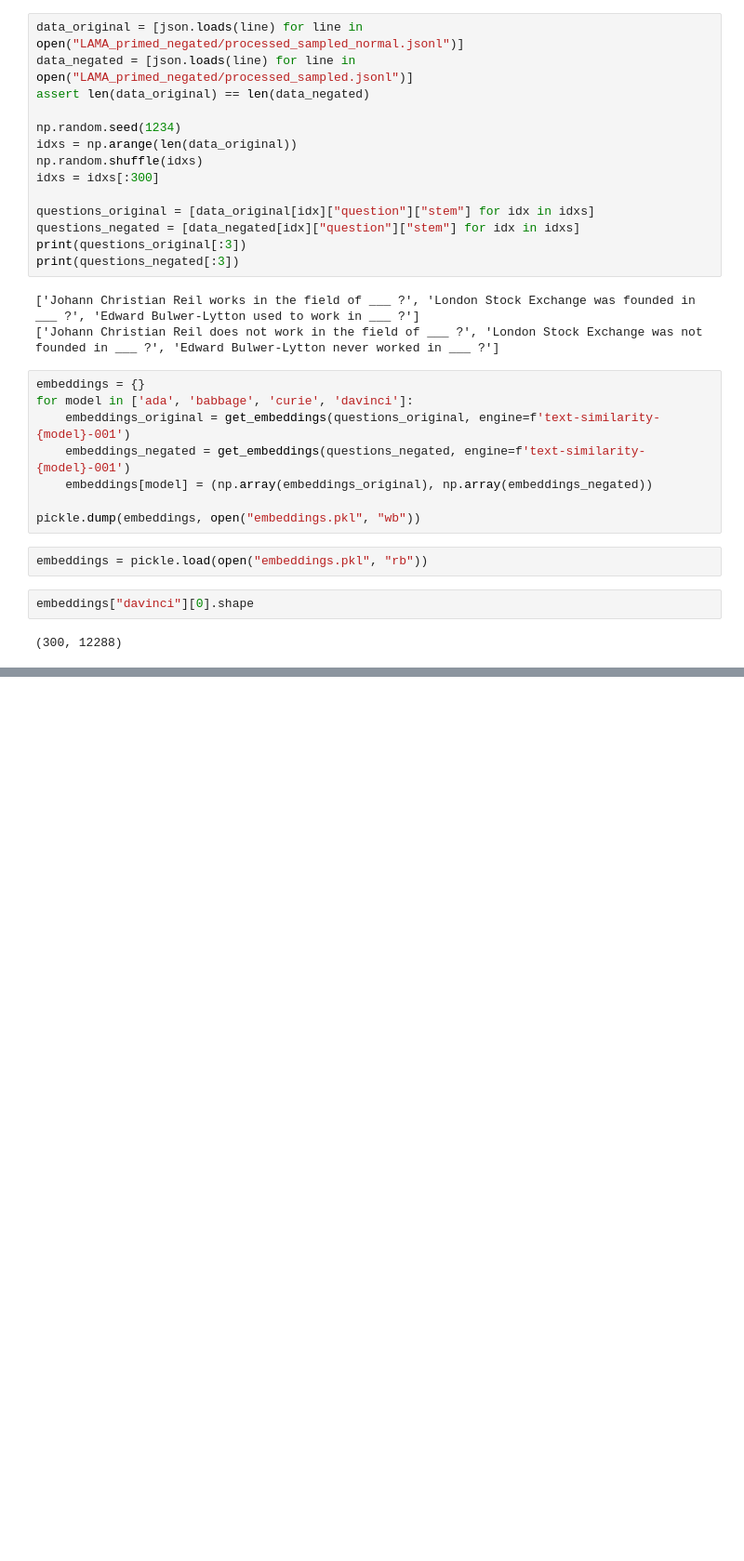
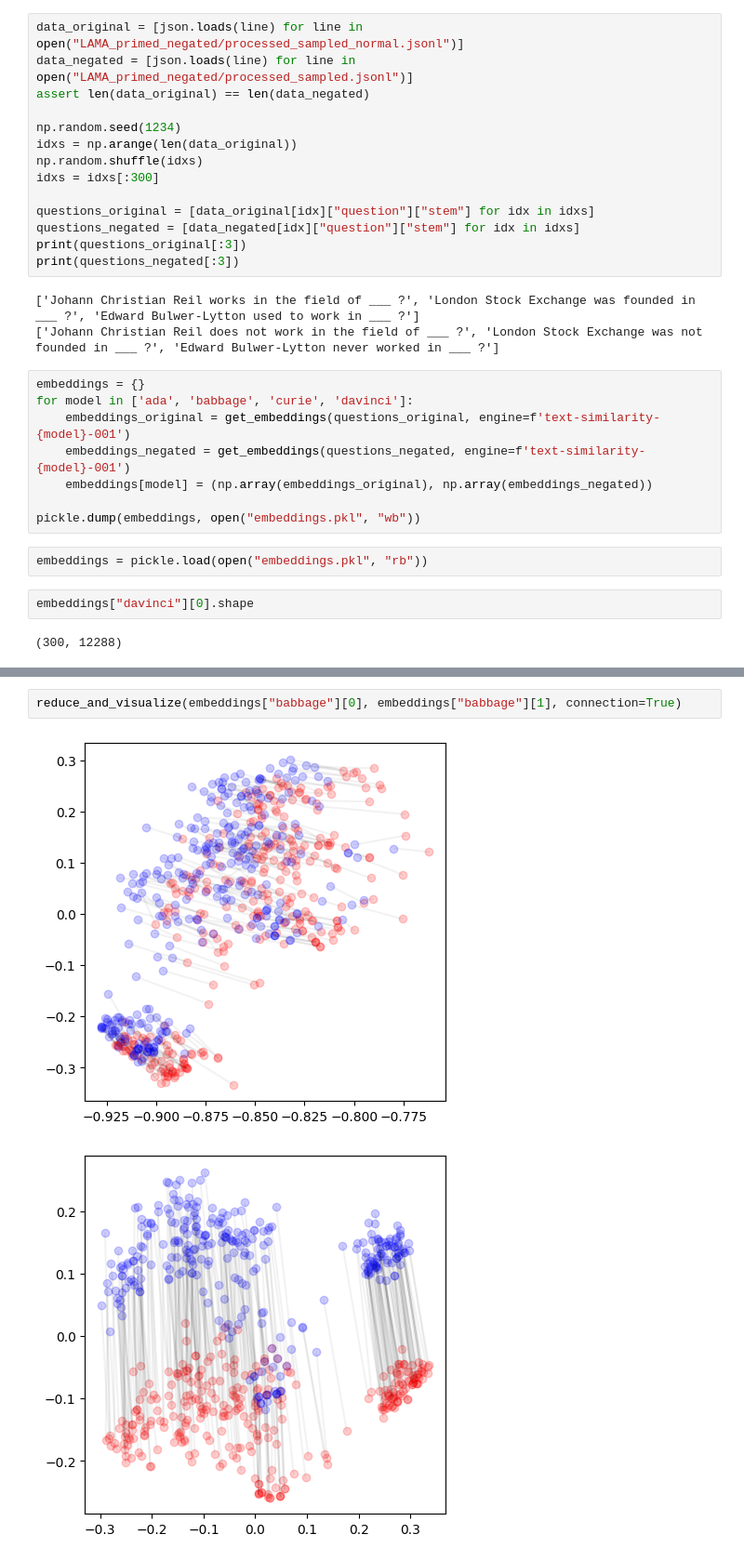
Before and after one commit to yuhui-zh15/InverseScaling, a Jupyter notebook: eval_pipeline/analyze_embedding_space.ipynb, the cells around one changed output, grey strips where cells are left out. Shown at 93% size. Saved outputs shown, nothing was run; the diff lists cells and outputs as text; blank space fills up the shorter version.

```diff
--- a/eval_pipeline/analyze_embedding_space.ipynb
+++ b/eval_pipeline/analyze_embedding_space.ipynb
@@ -40,0 +57,5 @@ embeddings["davinci"][0].shape
+# %%
+reduce_and_visualize(embeddings["babbage"][0], embeddings["babbage"][1], connection=True)
+# %% [output]
+[figure, added]
+[figure, added]
```
Also changed, not shown: parts of 5 cells of this notebook, 1 other file.
